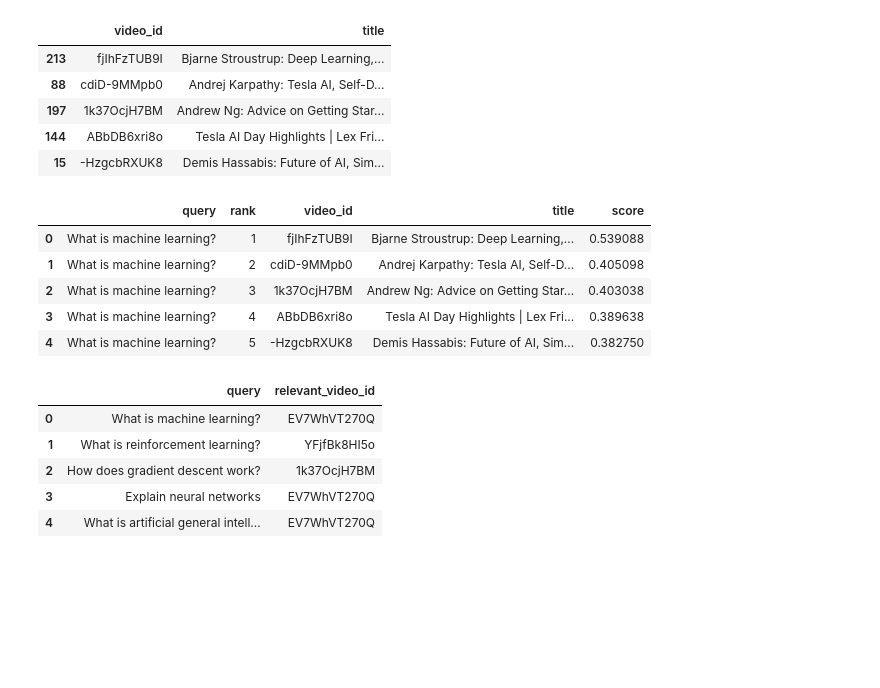
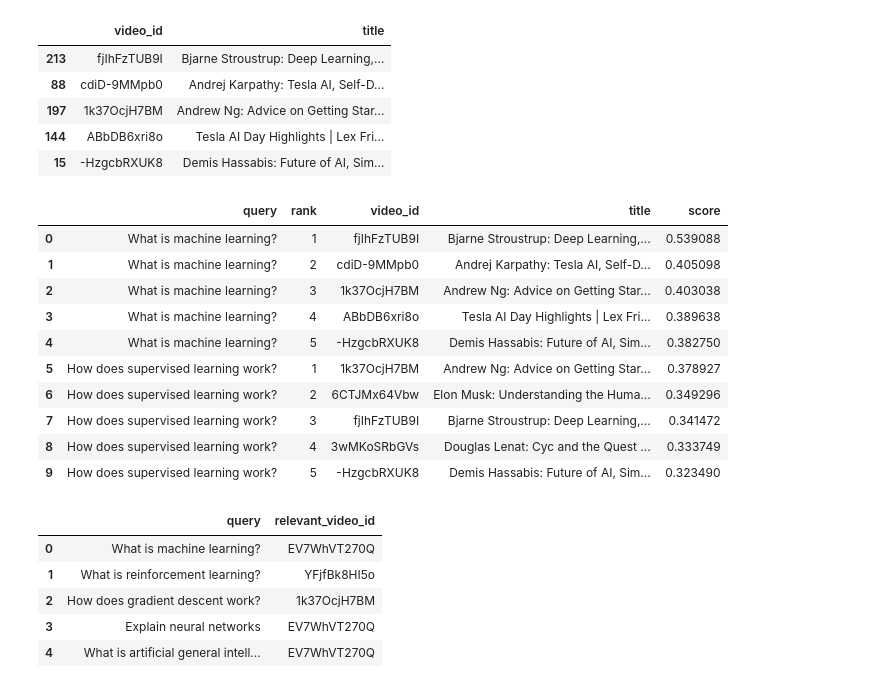
Before and after one commit to HARSHITH-28/Query-Tube-AI, a Jupyter notebook: notebooks/embedding_eval.ipynb, the cells around one changed output. Drawn from its saved outputs; the diff is of its cells as text; code cells hidden in the pictures; blank space fills up the shorter version.

```diff
--- a/notebooks/embedding_eval.ipynb
+++ b/notebooks/embedding_eval.ipynb
@@ -162,34 +162,39 @@ def rank_all_queries(df, model_name, top_k=5, method="cosine"):
             top_k=top_k,
             method=method
         )
 
         for rank, (idx, score) in enumerate(zip(indices, scores), start=1):
             results.append({
                 "query": query,
                 "rank": rank,
                 "video_id": df.iloc[idx]["video_id"],
                 "title": df.iloc[idx]["title"],
                 "score": float(score)
             })
 
     return pd.DataFrame(results)
 
 model_name = "all-MiniLM-L6-v2"
 results_df = rank_all_queries(
     df,
     model_name=model_name,
     top_k=5,
     method="cosine"
 )
 results_df.to_csv("../data/search_results.csv", index=False)
-results_df.head()
+results_df.head(10)
 # %% [output]
 |  | query | rank | video_id | title | score |
 | 0 | What is machine learning? | 1 | fjIhFzTUB9I | Bjarne Stroustrup: Deep Learning,... | 0.539088 |
 | 1 | What is machine learning? | 2 | cdiD-9MMpb0 | Andrej Karpathy: Tesla AI, Self-D... | 0.405098 |
 | 2 | What is machine learning? | 3 | 1k37OcjH7BM | Andrew Ng: Advice on Getting Star... | 0.403038 |
 | 3 | What is machine learning? | 4 | ABbDB6xri8o | Tesla AI Day Highlights | Lex Fri... | 0.389638 |
 | 4 | What is machine learning? | 5 | -HzgcbRXUK8 | Demis Hassabis: Future of AI, Sim... | 0.382750 |
+| 5 | How does supervised learning work? | 1 | 1k37OcjH7BM | Andrew Ng: Advice on Getting Star... | 0.378927 |
+| 6 | How does supervised learning work? | 2 | 6CTJMx64Vbw | Elon Musk: Understanding the Huma... | 0.349296 |
+| 7 | How does supervised learning work? | 3 | fjIhFzTUB9I | Bjarne Stroustrup: Deep Learning,... | 0.341472 |
+| 8 | How does supervised learning work? | 4 | 3wMKoSRbGVs | Douglas Lenat: Cyc and the Quest ... | 0.333749 |
+| 9 | How does supervised learning work? | 5 | -HzgcbRXUK8 | Demis Hassabis: Future of AI, Sim... | 0.323490 |
 # %%
 mapping_df = pd.read_csv("../data/query_video.csv")
 mapping_df.head()
```
Also changed, not shown: parts of 1 cell of this notebook, 5 other files.
